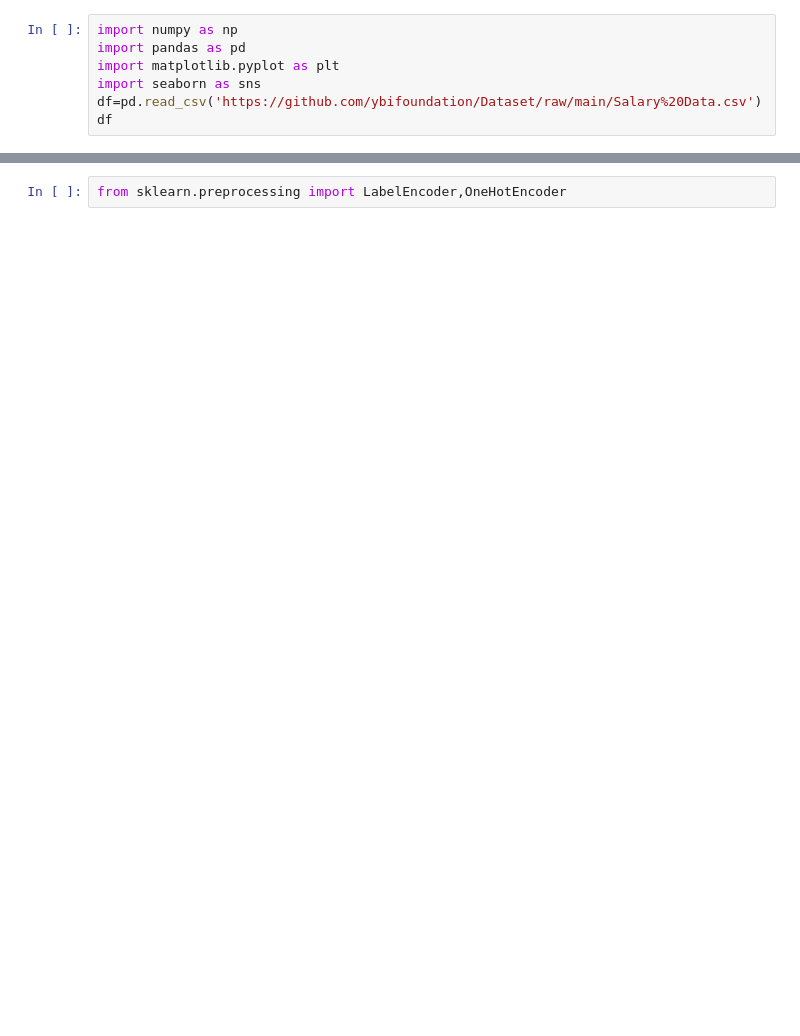
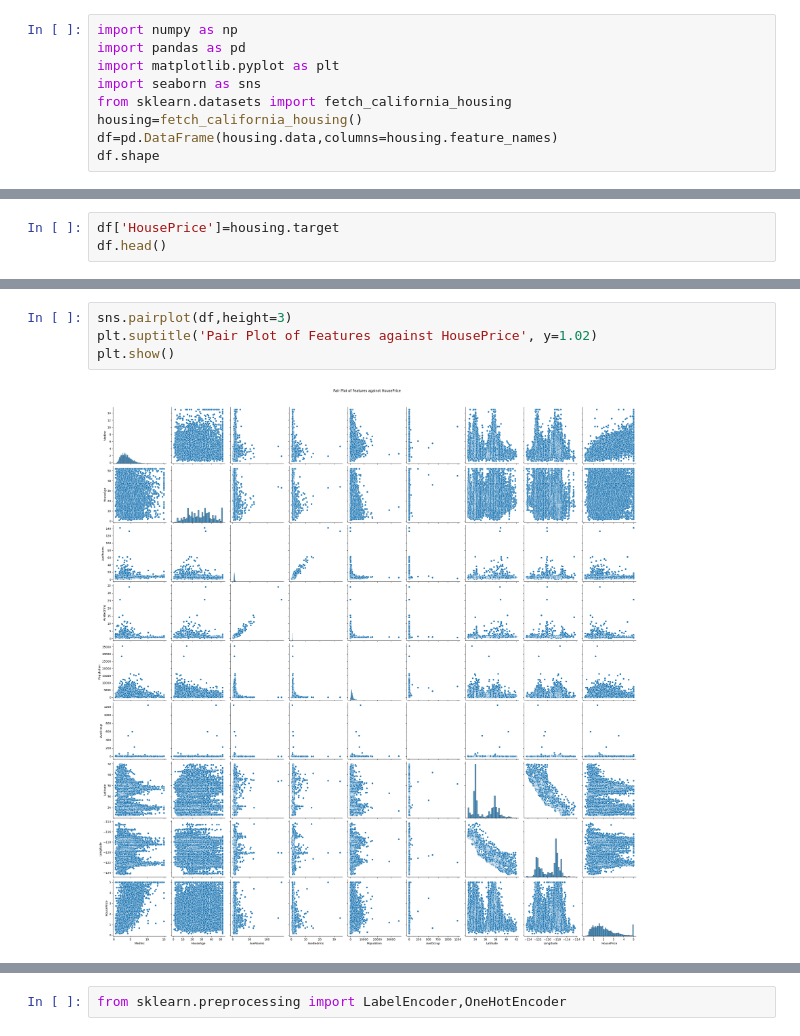
Before and after one commit to Sriya987/LogisticRegression, a Jupyter notebook: LinearRegression.ipynb, the cells around one changed output, grey strips where cells are left out. Saved outputs shown, nothing was run; the diff lists cells and outputs as text; blank space fills up the shorter version.

```diff
--- a/LinearRegression.ipynb
+++ b/LinearRegression.ipynb
@@ -5,6 +5,8 @@ import numpy as np
 import pandas as pd
 import matplotlib.pyplot as plt
 import seaborn as sns
-df=pd.read_csv('https://github.com/ybifoundation/Dataset/raw/main/Salary%20Data.csv')
-df
+from sklearn.datasets import fetch_california_housing
+housing=fetch_california_housing()
+df=pd.DataFrame(housing.data,columns=housing.feature_names)
+df.shape
 # %% [output]
@@ -31,0 +30,3 @@ df.shape
+# %%
+df['HousePrice']=housing.target
+df.head()
@@ -31,0 +53,6 @@ df.shape
+# %%
+sns.pairplot(df,height=3)
+plt.suptitle('Pair Plot of Features against HousePrice', y=1.02)
+plt.show()
+# %% [output]
+[figure, added]
```
Also changed, not shown: parts of 23 cells of this notebook.
